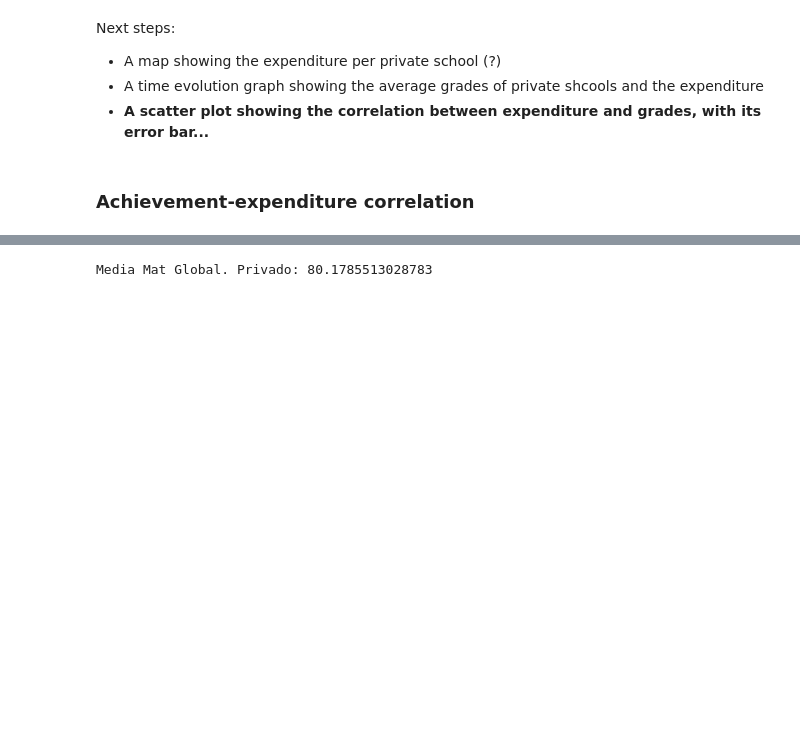
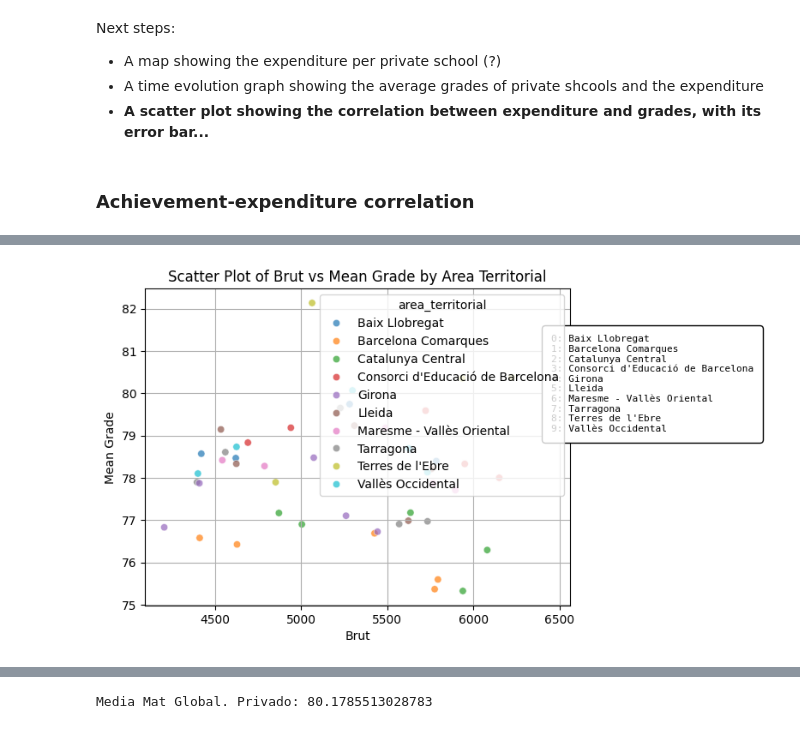
Before and after one commit to edejuan2002/avdm_Competecies, a Jupyter notebook: Eduardo/ed_approach.ipynb, the cells around one changed output, grey strips where cells are left out. Drawn from its saved outputs; the diff is of its cells as text; code cells hidden in the pictures; blank space fills up the shorter version.

```diff
--- a/Eduardo/ed_approach.ipynb
+++ b/Eduardo/ed_approach.ipynb
@@ -290,4 +307,5 @@ priv_clean = c_priv.dropna(subset=['mean_grade'])
 gprim2 = gprim.copy()
 gprim2['curs_escolar'] = gprim['curs_escolar'].str.split('-').str[1]
 gprim2[['brut']] = gprim2[['brut']].apply(pd.to_numeric, errors='coerce')
-by_year = gprim2.groupby('curs_escolar', as_index=False)['brut'].sum()
+gprim2[['alumnes_pri']] = gprim2[['alumnes_pri']].apply(pd.to_numeric, errors='coerce')
+#by_year = gprim2.groupby('area_territorial', as_index=False)['brut'].sum()
@@ -293,0 +326,47 @@ by_year = gprim2.groupby('curs_escolar', as_index=False)['brut'].sum()
+# %%
+# Expenditure of each area and year
+df_gastos = mncps.merge(gprim2,on = 'municipi').groupby(['curs_escolar', 'area_territorial'], as_index=False)['brut'].sum()
+# Expenditure/students of each area and year
+df_alumnos = mncps.merge(gprim2,on = 'municipi').groupby(['curs_escolar', 'area_territorial'], as_index=False)['alumnes_pri'].sum()
+df_merged = df_gastos.merge(df_alumnos, on=['curs_escolar', 'area_territorial'])
+df_merged['brut_per_alumne'] = df_merged['brut'] / df_merged['alumnes_pri']
+
+# Grades of each area and year
+df_grades = priv_clean.groupby(['curs_escolar', 'area_territorial'], as_index = False)['mean_grade'].mean()
+
+df_corrs = df_merged.merge(df_grades, on = ['curs_escolar', 'area_territorial'])
+# %%
+# Scatter plot with Seaborn
+sns.scatterplot(data=df_corrs, x='brut_per_alumne', y='mean_grade', hue='area_territorial', alpha=0.7)
+
+# Customize the plot
+plt.title('Scatter Plot of Brut vs Mean Grade by Area Territorial')
+plt.xlabel('Brut')
+plt.ylabel('Mean Grade')
+plt.grid(True)
+
+# Create the custom legend with numbers 0-9 for the 'area_territorial'
+legend_text = "\n".join([f"{i}: {area}" for i, area in enumerate(df_corrs['area_territorial'].unique())])
+
+# Create a TextArea for the custom legend
+legend_box = TextArea(legend_text, textprops=dict(fontsize=8, family='monospace'))
+
+# Create an AnchoredOffsetbox for placing the legend outside the plot
+anchored_box = AnchoredOffsetbox(loc='lower center',  # Place at the bottom center
+                                 child=legend_box,
+                                 pad=0.5,
+                                 frameon=True,  # Enable the box frame
+                                 bbox_to_anchor=(1.05, 0.5),  # Offset to the right
+                                 bbox_transform=plt.gcf().transFigure,  # Use figure coordinates
+                                 borderpad=0.5)
+
+# Apply rounded corners for the legend box
+anchored_box.patch.set_boxstyle("round,pad=0.3")
+
+# Add the custom legend box to the plot
+plt.gca().add_artist(anchored_box)
+
+# Show the plot
+plt.show()
+# %% [output]
+[figure, added]
```
Also changed, not shown: parts of 9 cells of this notebook.
